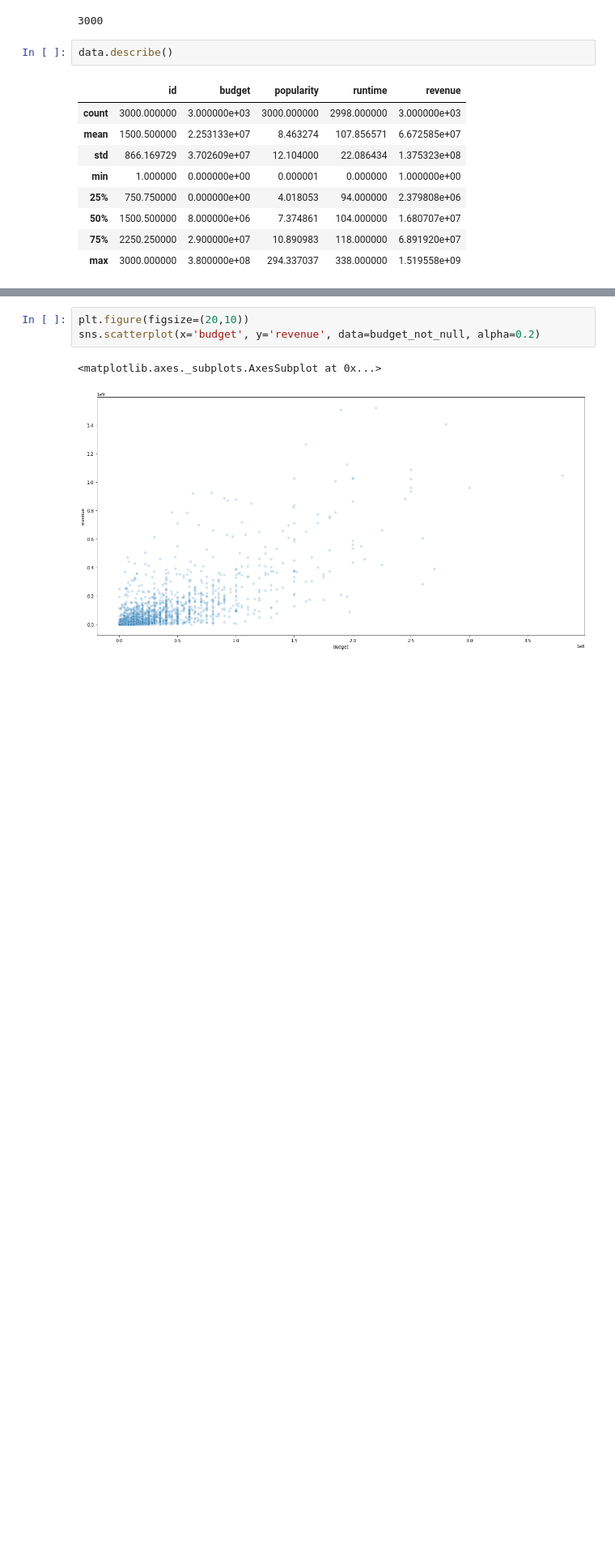
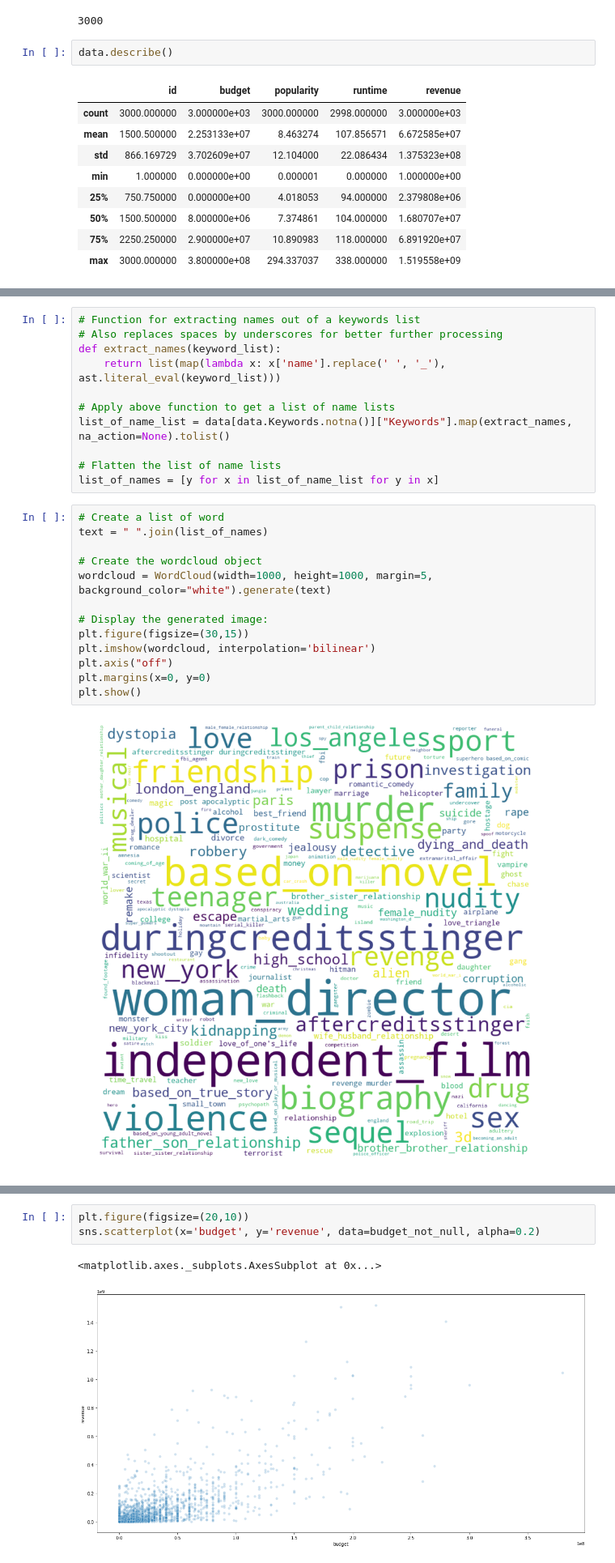
Before and after one commit to Cruzzor/BoxOffice, a Jupyter notebook: exploration_marcel.ipynb, the cells around one changed output, grey strips where cells are left out. Shown: that part at 81% size. Drawn from its saved outputs; the diff is of its cells as text; blank space fills up the shorter version.

Commit message:
First exploration of keyword column. Adding word cloud and keyword frequency counter + first ideas

```diff
--- a/exploration_marcel.ipynb
+++ b/exploration_marcel.ipynb
@@ -24,0 +55,26 @@ data.describe()
+# %%
+# Function for extracting names out of a keywords list
+# Also replaces spaces by underscores for better further processing
+def extract_names(keyword_list):
+    return list(map(lambda x: x['name'].replace(' ', '_'), ast.literal_eval(keyword_list)))
+
+# Apply above function to get a list of name lists
+list_of_name_list = data[data.Keywords.notna()]["Keywords"].map(extract_names, na_action=None).tolist()
+
+# Flatten the list of name lists
+list_of_names = [y for x in list_of_name_list for y in x]
+# %%
+# Create a list of word
+text = " ".join(list_of_names)
+
+# Create the wordcloud object
+wordcloud = WordCloud(width=1000, height=1000, margin=5, background_color="white").generate(text)
+
+# Display the generated image:
+plt.figure(figsize=(30,15))
+plt.imshow(wordcloud, interpolation='bilinear')
+plt.axis("off")
+plt.margins(x=0, y=0)
+plt.show()
+# %% [output]
+[figure, added]
```
Also changed, not shown: parts of 17 cells of this notebook.
